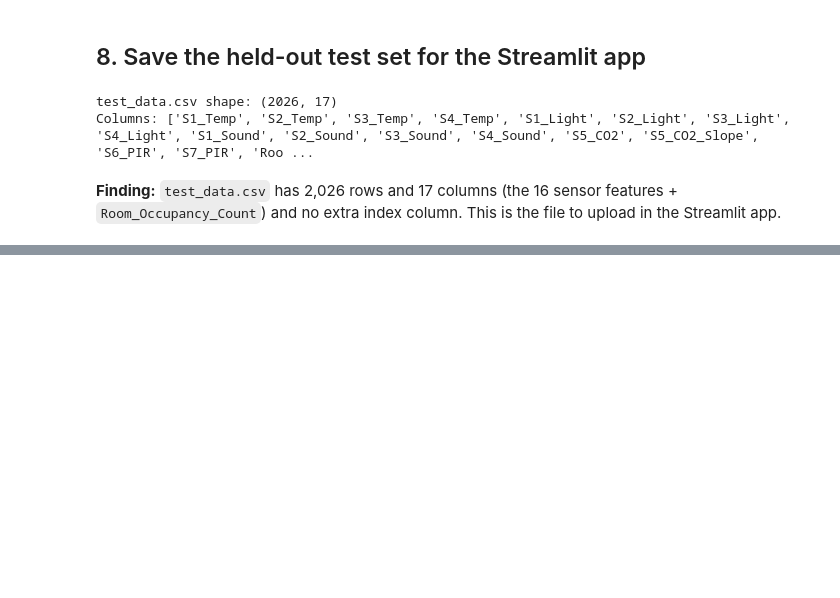
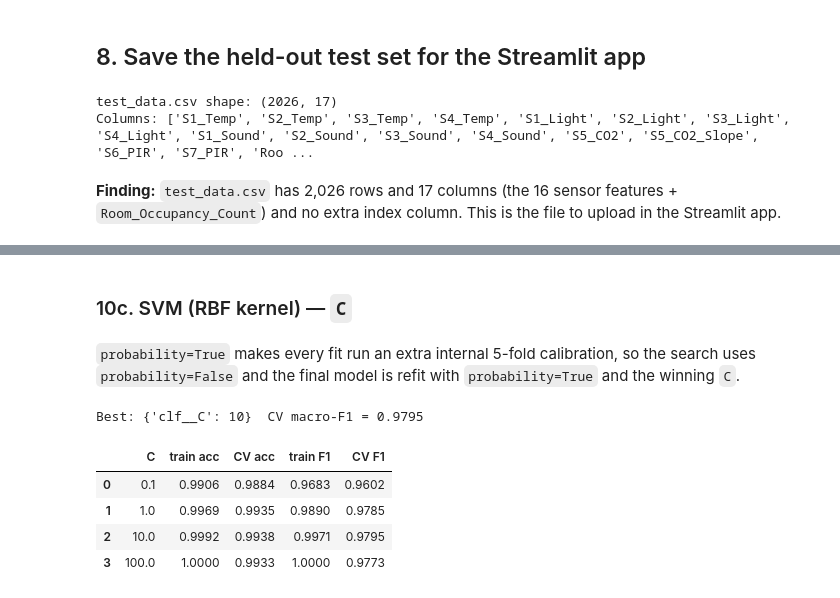
Before and after one commit to Manjeet-Agarwal/room-occupancy-ML-assignment, a Jupyter notebook: notebooks/train_models.ipynb, the cells around one changed output, grey strips where cells are left out. Cells and saved outputs as stored; diff of their text form; code cells hidden in the pictures; blank space fills up the shorter version.

```diff
--- a/notebooks/train_models.ipynb
+++ b/notebooks/train_models.ipynb
@@ -312,0 +409,17 @@ Columns: ['S1_Temp', 'S2_Temp', 'S3_Temp', 'S4_Temp', 'S1_Light', 'S2_Light', 'S
+# %% [markdown]
+### 10c. SVM (RBF kernel) — `C`
+# %% [markdown]
+`probability=True` makes every fit run an extra internal 5-fold calibration, so the search
+uses `probability=False` and the final model is refit with `probability=True` and the winning `C`.
+# %%
+svm_search = run_search(scaled(SVC(kernel="rbf", gamma="scale")),
+                        {"clf__C": [0.1, 1, 10, 100]})
+print("Best:", svm_search.best_params_, " CV macro-F1 =", round(svm_search.best_score_, 4))
+cv_table(svm_search, "clf__C")
+# %% [output]
+Best: {'clf__C': 10}  CV macro-F1 = 0.9795
+|  | C | train acc | CV acc | train F1 | CV F1 |
+| 0 | 0.1 | 0.9906 | 0.9884 | 0.9683 | 0.9602 |
+| 1 | 1.0 | 0.9969 | 0.9935 | 0.9890 | 0.9785 |
+| 2 | 10.0 | 0.9992 | 0.9938 | 0.9971 | 0.9795 |
+| 3 | 100.0 | 1.0000 | 0.9933 | 1.0000 | 0.9773 |
```
Also changed, not shown: parts of 20 cells of this notebook.
